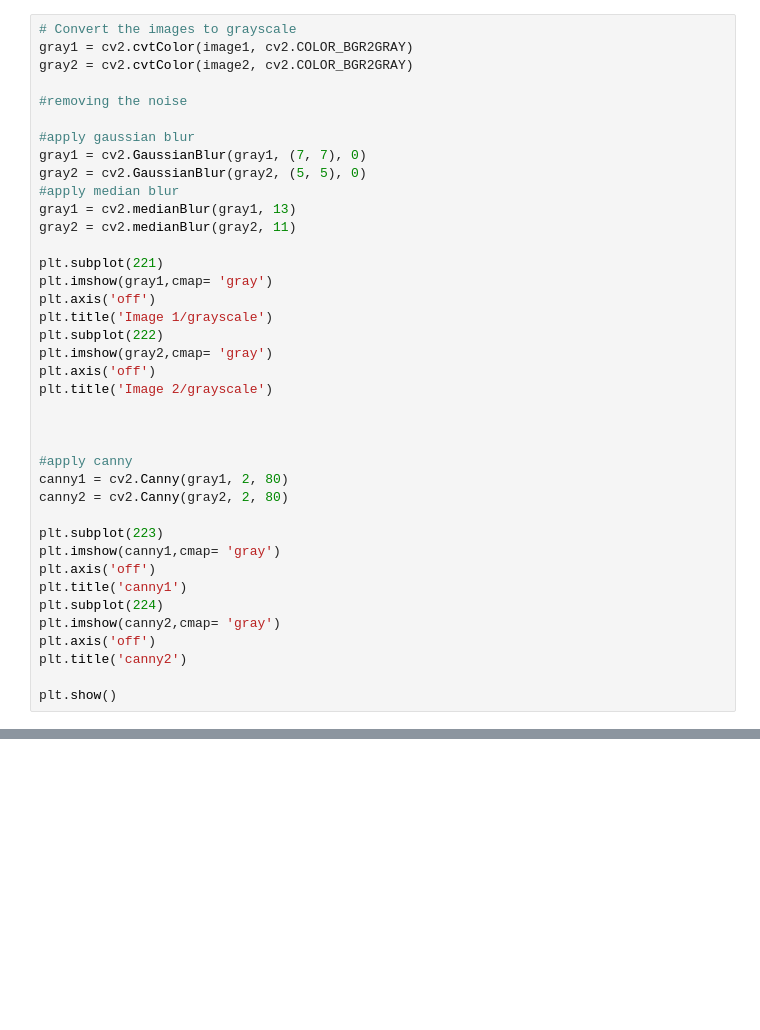
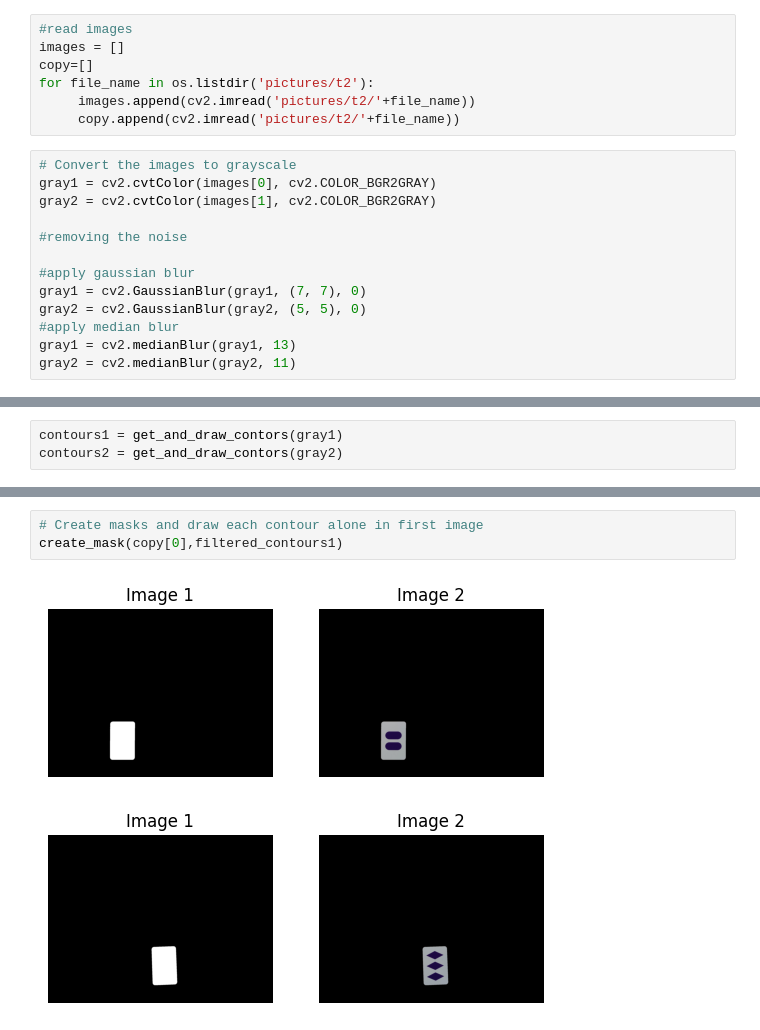
Before and after one commit to abdelrahman7124/image-task3, a Jupyter notebook: task2.ipynb, the cells around one changed output, grey strips where cells are left out. Saved outputs shown, nothing was run; the diff lists cells and outputs as text; blank space fills up the shorter version.

```diff
--- a/task2.ipynb
+++ b/task2.ipynb
@@ -13,7 +37,14 @@ image2_copy = np.copy(image2)
+# %%
+#read images
+images = []
+copy=[]
+for file_name in os.listdir('pictures/t2'):
+     images.append(cv2.imread('pictures/t2/'+file_name))
+     copy.append(cv2.imread('pictures/t2/'+file_name))
 # %%
 # Convert the images to grayscale
-gray1 = cv2.cvtColor(image1, cv2.COLOR_BGR2GRAY)
-gray2 = cv2.cvtColor(image2, cv2.COLOR_BGR2GRAY)
+gray1 = cv2.cvtColor(images[0], cv2.COLOR_BGR2GRAY)
+gray2 = cv2.cvtColor(images[1], cv2.COLOR_BGR2GRAY)
 
 #removing the noise
 
@@ -23,29 +54,3 @@ gray2 = cv2.GaussianBlur(gray2, (5, 5), 0)
 #apply median blur
 gray1 = cv2.medianBlur(gray1, 13)
 gray2 = cv2.medianBlur(gray2, 11)
-
-plt.subplot(221)
-plt.imshow(gray1,cmap= 'gray')
-plt.axis('off')
-plt.title('Image 1/grayscale')
-plt.subplot(222)
-plt.imshow(gray2,cmap= 'gray')
-plt.axis('off')
-plt.title('Image 2/grayscale')
-
-
-
-#apply canny
-canny1 = cv2.Canny(gray1, 2, 80)
-canny2 = cv2.Canny(gray2, 2, 80)
-
-plt.subplot(223)
-plt.imshow(canny1,cmap= 'gray')
-plt.axis('off')
-plt.title('canny1')
-plt.subplot(224)
-plt.imshow(canny2,cmap= 'gray')
-plt.axis('off')
-plt.title('canny2')
-
-plt.show()
@@ -80,3 +57,6 @@ Number of contours 15
+# %%
+contours1 = get_and_draw_contors(gray1)
+contours2 = get_and_draw_contors(gray2)
 # %%
 #filtering unwanted contours in first image
 filtered_contours1 =[]
@@ -158,0 +66,6 @@ for contour in contours2:
+# %%
+# Create masks and draw each contour alone in first image
+create_mask(copy[0],filtered_contours1)
+# %% [output]
+[figure, added]
+[figure, added]
```
Also changed, not shown: parts of 10 cells of this notebook.
